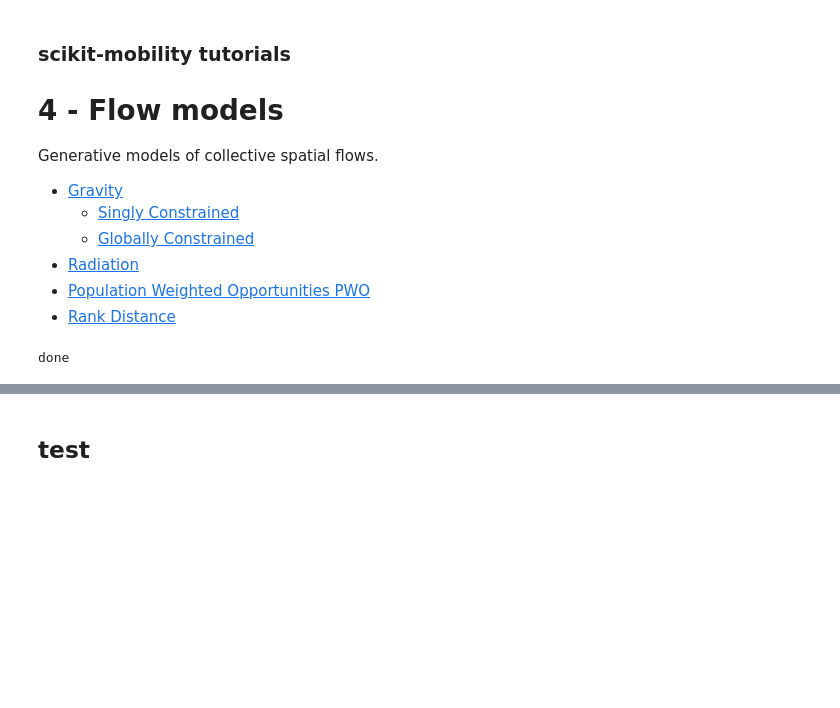
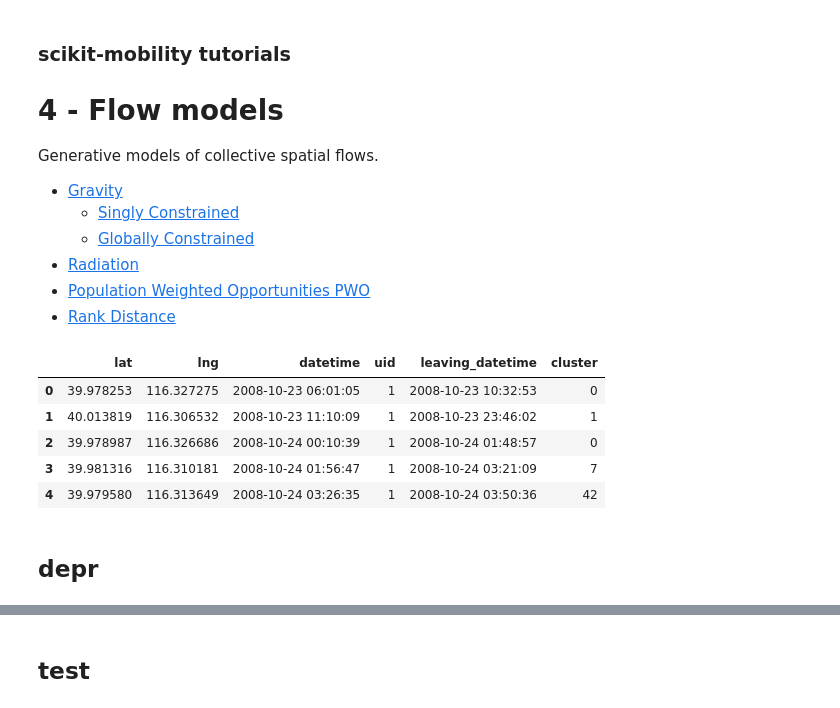
Before and after one commit to scikit-mobility/scikit-mobility, a Jupyter notebook: tutorial/4_flow_models_skmob_tutorial.ipynb, the cells around one changed output, grey strips where cells are left out. Drawn from its saved outputs; the diff is of its cells as text; code cells hidden in the pictures; blank space fills up the shorter version.

```diff
--- a/tutorial/4_flow_models_skmob_tutorial.ipynb
+++ b/tutorial/4_flow_models_skmob_tutorial.ipynb
@@ -28,0 +32,15 @@ from skmob.models.epr import DensityEPR
+# %%
+tdf = skmob.TrajDataFrame.from_file('./data/geolife_sample.txt.gz',
+                                     latitude='lat', longitude='lon', user_id='user',
+                                     datetime='datetime', sep=',')
+ctdf = compression.compress(tdf)
+stdf = detection.stops(ctdf)
+cstdf = clustering.cluster(stdf)
+cstdf[:5]
+# %% [output]
+|  | lat | lng | datetime | uid | leaving_datetime | cluster |
+| 0 | 39.978253 | 116.327275 | 2008-10-23 06:01:05 | 1 | 2008-10-23 10:32:53 | 0 |
+| 1 | 40.013819 | 116.306532 | 2008-10-23 11:10:09 | 1 | 2008-10-23 23:46:02 | 1 |
+| 2 | 39.978987 | 116.326686 | 2008-10-24 00:10:39 | 1 | 2008-10-24 01:48:57 | 0 |
+| 3 | 39.981316 | 116.310181 | 2008-10-24 01:56:47 | 1 | 2008-10-24 03:21:09 | 7 |
+| 4 | 39.979580 | 116.313649 | 2008-10-24 03:26:35 | 1 | 2008-10-24 03:50:36 | 42 |
@@ -29,12 +57,12 @@ from skmob.models.epr import DensityEPR
+# %% [markdown]
+## depr
 # %%
 start_time = pd.to_datetime('2019/01/01 08:00:00')
 end_time = pd.to_datetime('2019/01/14 08:00:00')
 depr = DensityEPR()
 # %%
 tdf = depr.generate(start_time, end_time, tessellation, relevance_column='population',
-                    n_agents=100, od_matrix=None, verbose=True)
+                    n_agents=3, od_matrix=None, verbose=True)
-# %% [output]
-done
 # %%
 from skmob.preprocessing import detection, clustering
 # %%
```
Also changed, not shown: parts of 7 cells of this notebook, 3 other files.
